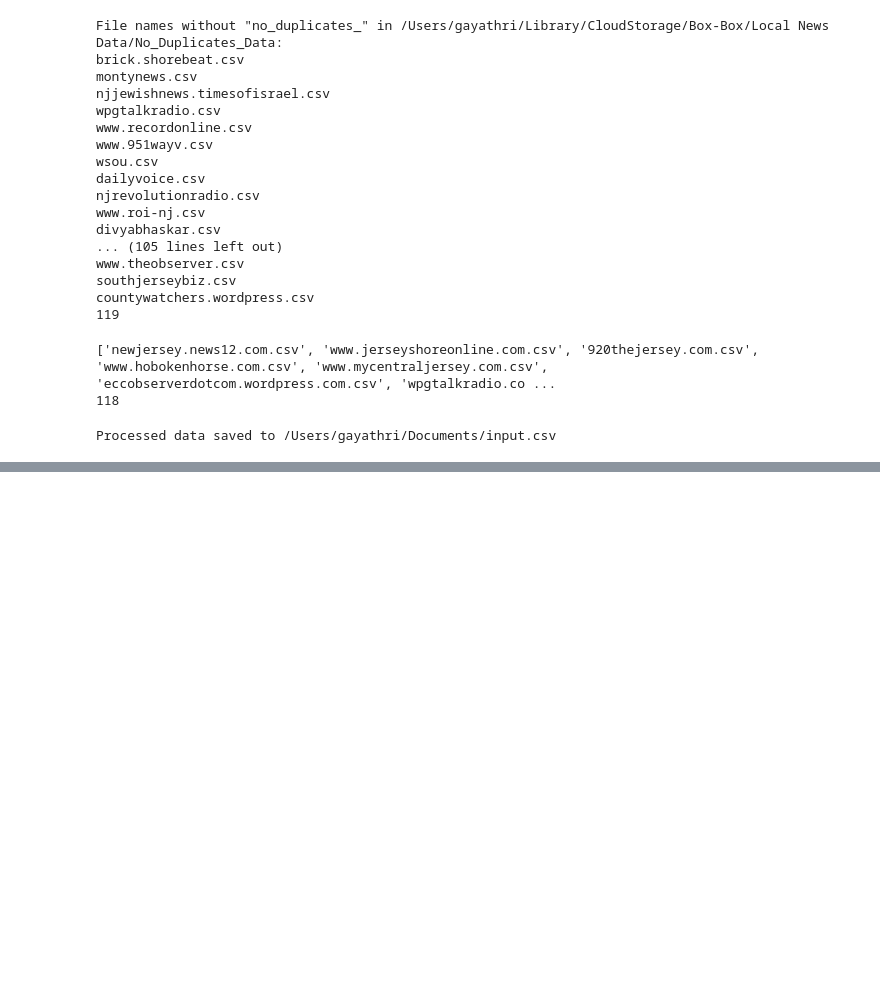
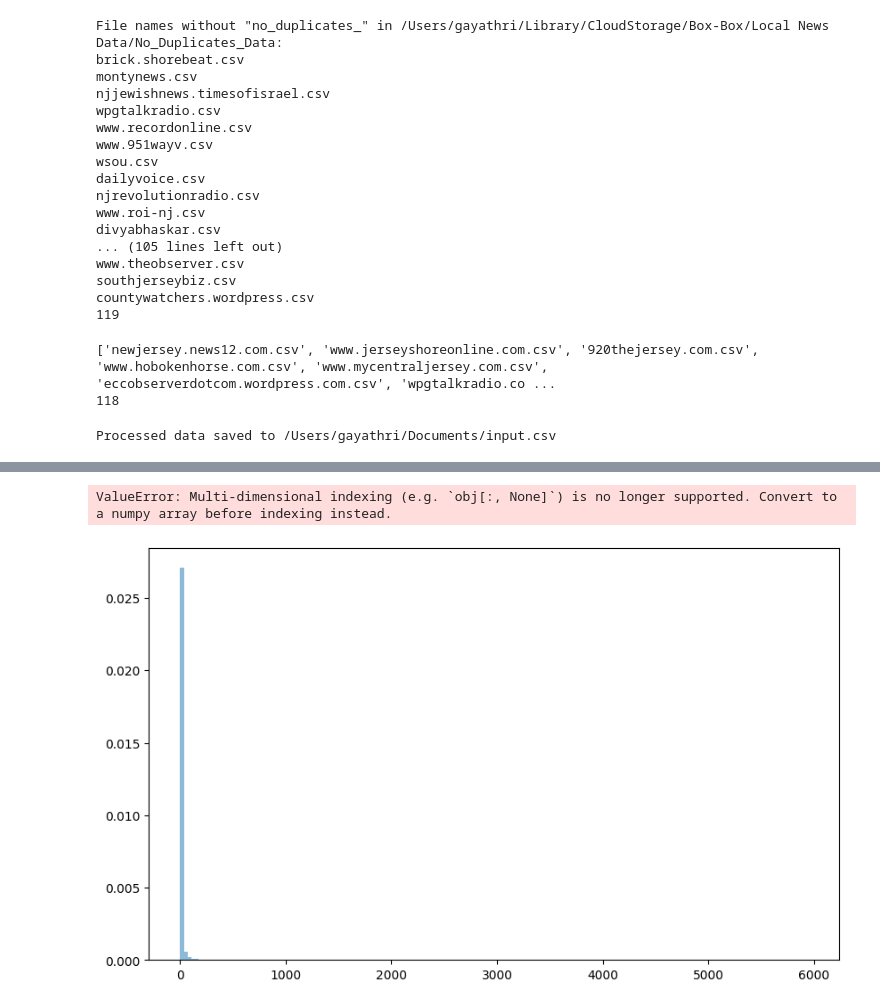
Before and after one commit to RutgersComLab/nj-local-news-analysis, a Jupyter notebook: domain_analysis_1.ipynb, the cells around one changed output, grey strips where cells are left out. Cells and saved outputs as stored; diff of their text form; code cells hidden in the pictures; blank space fills up the shorter version.

```diff
--- a/domain_analysis_1.ipynb
+++ b/domain_analysis_1.ipynb
@@ -363,0 +536,39 @@ www.tcnjsignal.net.csv
+# %%
+import matplotlib.pyplot as plt
+import seaborn as sns
+from scipy.stats import norm
+import numpy as np
+import pandas as pd
+
+# Load your data into new_data DataFrame
+# new_data = pd.read_csv('your_data.csv')
+
+# Convert the 'gpe_sum' column to a NumPy array
+gpe_sum_values = np.array(new_data['gpe_sum'])
+
+plt.figure(figsize=(10, 6))
+
+# Using the square root of the number of data points as a heuristic for the number of bins
+num_bins = int(np.sqrt(len(gpe_sum_values)))
+
+# Plotting histogram with smaller bins
+sns.histplot(gpe_sum_values, kde=True, stat="density", linewidth=0, bins=num_bins)
+
+# Fit a normal distribution to the data
+mean, std = norm.fit(gpe_sum_values)
+
+# Plot the PDF.
+xmin, xmax = plt.xlim()
+x = np.linspace(xmin, xmax, 100)
+p = norm.pdf(x, mean, std)
+plt.plot(x, p, 'k', linewidth=2)
+
+title = f"Fit results: mean = {mean:.2f},  std = {std:.2f}"
+plt.title(title)
+
+plt.xlabel('gpe_sum')
+plt.ylabel('Density')
+plt.show()
+# %% [output]
+ValueError: Multi-dimensional indexing (e.g. `obj[:, None]`) is no longer supported. Convert to a numpy array before indexing instead.
+[figure, added]
```
Also changed, not shown: parts of 14 cells of this notebook, 16 other files.
